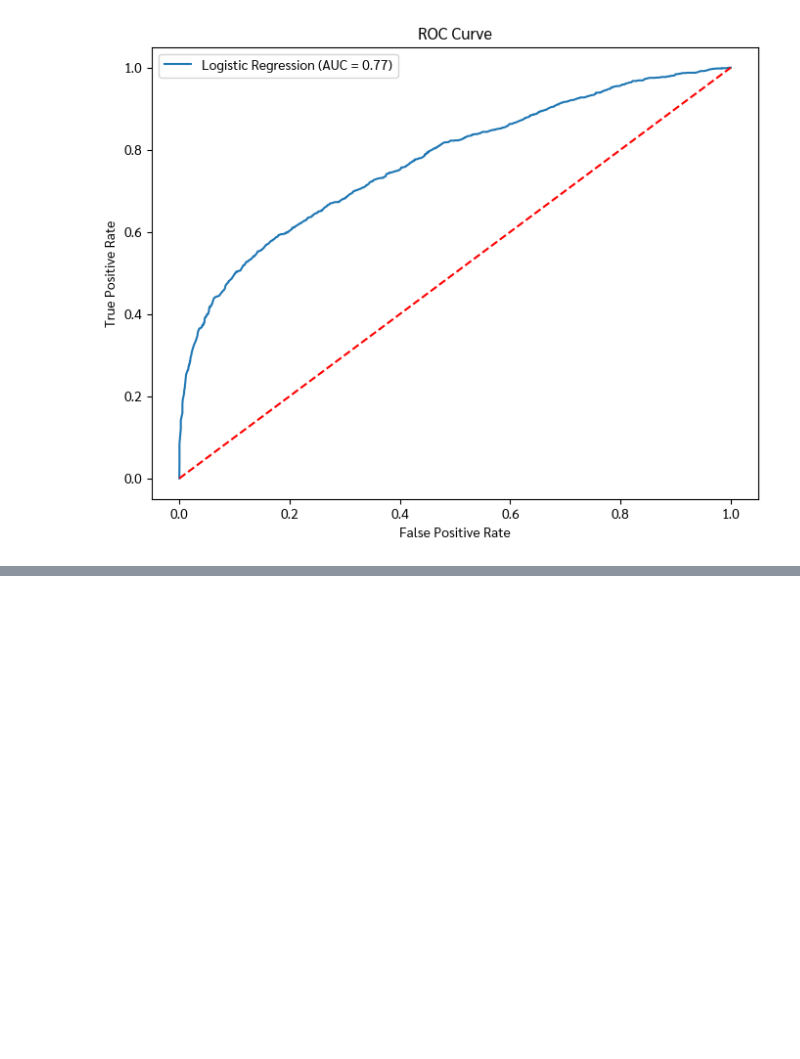
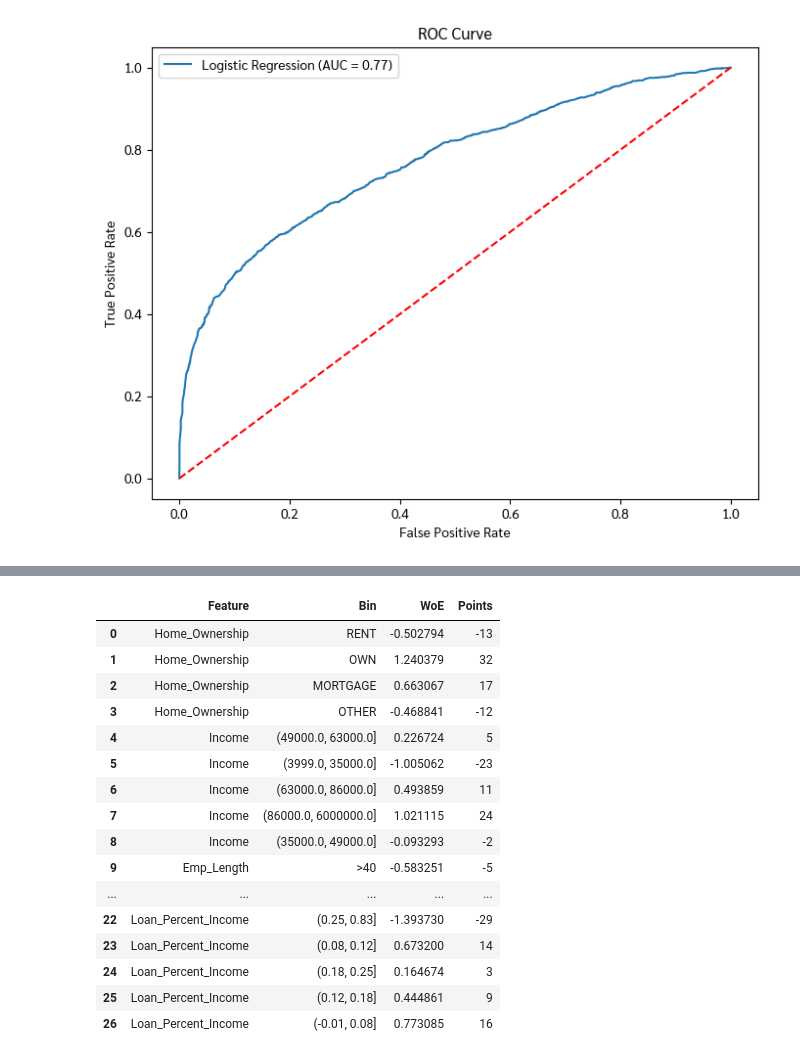
Before and after one commit to PoomTheerapat/Credit-Risk-Analysis, a Jupyter notebook: Risk-Credit-Analysis.ipynb, the cells around one changed output, grey strips where cells are left out. Drawn from its saved outputs; the diff is of its cells as text; code cells hidden in the pictures; blank space fills up the shorter version.

Commit message:
fundamental scorecard [WIP]

```diff
--- a/Risk-Credit-Analysis.ipynb
+++ b/Risk-Credit-Analysis.ipynb
@@ -916,0 +939,67 @@ Gini Coefficient: 0.5437
+# %%
+# --- 1. Settings ---
+TARGET_SCORE = 600
+TARGET_ODDS = 50
+PDO = 20
+
+# Calculate Factor and Offset
+factor = PDO / np.log(2)
+offset = TARGET_SCORE - (factor * np.log(TARGET_ODDS))
+
+print(f"Factor: {factor:.2f}")
+print(f"Offset: {offset:.2f}")
+
+# --- 2. Extract Coefficients ---
+# Get the intercept (alpha) and feature coefficients (betas) from your model
+intercept = result.params['const']
+coeffs = result.params.drop('const')
+
+# --- 3. Calculate Base Score ---
+# Since your model predicts log(Bad/Good), and we want Score ~ log(Good/Bad),
+# we negate the equation.
+# Base Score = Offset + Factor * (-Intercept)
+base_score = offset + (factor * -intercept)
+
+print(f"Base Score (Intercept Points): {base_score:.0f}")
+
+# --- 4. Generate Scorecard Table ---
+scorecard = []
+
+# List of your features and their corresponding original WOE dataframes
+# IMPORTANT: Ensure 'woe_dataframes' dictionary (from previous steps) is available
+features_list = {
+    'Home_Ownership_woe': ('Home_Ownership', woe_home),
+    'Income_woe': ('Income', woe_income),
+    'Emp_Length_woe': ('Emp_Length', woe_emp),
+    'Loan_Amnt_woe': ('Loan_Amnt', woe_amnt),
+    'Loan_Percent_Income_woe': ('Loan_Percent_Income', woe_lpi)
+}
+
+for col_model, (col_original, df_woe) in features_list.items():
+    # Get the coefficient for this feature
+    beta = coeffs[col_model]
+
+    # Iterate through the bins in the WOE dataframe
+    for index, row in df_woe.iterrows():
+        woe_val = row['WoE']
+        bin_label = row['Value']
+
+        # Calculate Score Point for this bin
+        # Point = (-Factor) * (Coefficient) * (WOE)
+        points = (-factor) * beta * woe_val
+
+        scorecard.append({
+            'Feature': col_original,
+            'Bin': bin_label,
+            'WoE': woe_val,
+            'Points': round(points) # Round to nearest integer
+        })
+
+# Create DataFrame
+df_scorecard = pd.DataFrame(scorecard)
+
+# --- 5. Display Final Scorecard ---
+print("\n--- FINAL CREDIT SCORECARD ---")
+print(f"Base Score: {round(base_score)}")
+display(df_scorecard)
+# %% [output]
@@ -916,0 +1012,17 @@ Gini Coefficient: 0.5437
+|  | Feature | Bin | WoE | Points |
+| 0 | Home_Ownership | RENT | -0.502794 | -13 |
+| 1 | Home_Ownership | OWN | 1.240379 | 32 |
+| 2 | Home_Ownership | MORTGAGE | 0.663067 | 17 |
+| 3 | Home_Ownership | OTHER | -0.468841 | -12 |
+| 4 | Income | (49000.0, 63000.0] | 0.226724 | 5 |
+| 5 | Income | (3999.0, 35000.0] | -1.005062 | -23 |
+| 6 | Income | (63000.0, 86000.0] | 0.493859 | 11 |
+| 7 | Income | (86000.0, 6000000.0] | 1.021115 | 24 |
+| 8 | Income | (35000.0, 49000.0] | -0.093293 | -2 |
+| 9 | Emp_Length | >40 | -0.583251 | -5 |
+| ... | ... | ... | ... | ... |
+| 22 | Loan_Percent_Income | (0.25, 0.83] | -1.393730 | -29 |
+| 23 | Loan_Percent_Income | (0.08, 0.12] | 0.673200 | 14 |
+| 24 | Loan_Percent_Income | (0.18, 0.25] | 0.164674 | 3 |
+| 25 | Loan_Percent_Income | (0.12, 0.18] | 0.444861 | 9 |
+| 26 | Loan_Percent_Income | (-0.01, 0.08] | 0.773085 | 16 |
```
Also changed, not shown: parts of 6 cells of this notebook.
